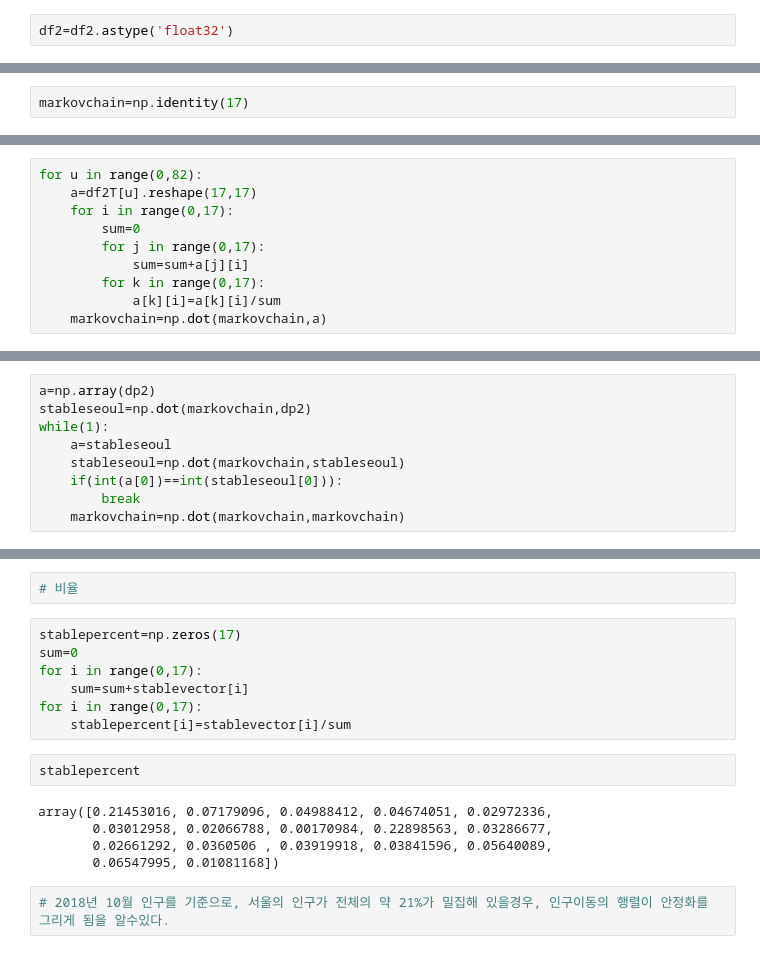
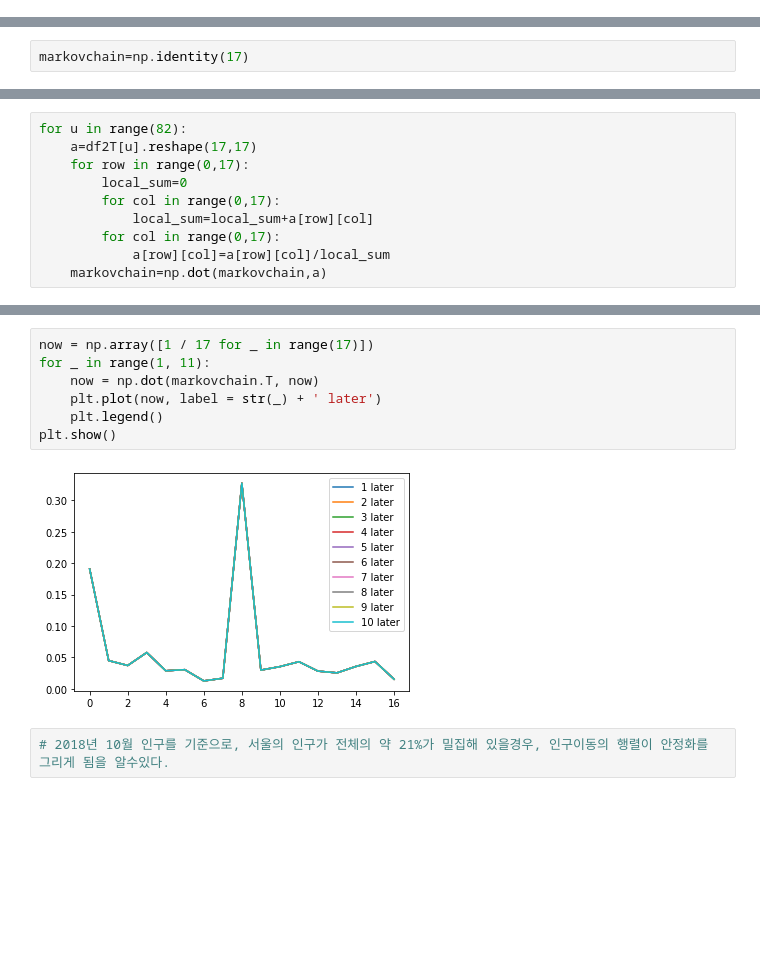
Before and after one commit to hwansnaa/Small-Project, a Jupyter notebook: markovchain.ipynb, the cells around one changed output, grey strips where cells are left out. Saved outputs shown, nothing was run; the diff lists cells and outputs as text; blank space fills up the shorter version.

```diff
--- a/markovchain.ipynb
+++ b/markovchain.ipynb
@@ -155,8 +130,6 @@ dp2
 # 데이터를 행렬로 계산하기위해 데이터 타입을 numpy로 변경 + 행렬을 소수로 계산하기위해  datatype 도 변경
 # %%
 df2=np.array(df2).astype('float32')
-# %%
-df2=df2.astype('float32')
 # %%
 df2T=df2.T
 # %%
@@ -184,10 +161,10 @@ array([[7.1818e+04, 1.3890e+03, 9.0300e+02, 3.5150e+03, 8.8700e+02,
 # %%
-for u in range(0,82):
+for u in range(82):
     a=df2T[u].reshape(17,17)
-    for i in range(0,17):
-        sum=0
-        for j in range(0,17):
-            sum=sum+a[j][i]
-        for k in range(0,17):
-            a[k][i]=a[k][i]/sum
+    for row in range(0,17):
+        local_sum=0
+        for col in range(0,17):
+            local_sum=local_sum+a[row][col]
+        for col in range(0,17):
+            a[row][col]=a[row][col]/local_sum
     markovchain=np.dot(markovchain,a)
@@ -272,9 +235,0 @@ plt.show()
-# %%
-a=np.array(dp2)
-stableseoul=np.dot(markovchain,dp2)
-while(1):
-    a=stableseoul
-    stableseoul=np.dot(markovchain,stableseoul)
-    if(int(a[0])==int(stableseoul[0])):
-        break
-    markovchain=np.dot(markovchain,markovchain)
@@ -325,18 +236,11 @@ plt.show()
-# %%
-# 비율
-# %%
-stablepercent=np.zeros(17)
-sum=0
-for i in range(0,17):
-    sum=sum+stablevector[i]
-for i in range(0,17):
-    stablepercent[i]=stablevector[i]/sum
-# %%
-stablepercent
-# %% [output]
-array([0.21453016, 0.07179096, 0.04988412, 0.04674051, 0.02972336,
-       0.03012958, 0.02066788, 0.00170984, 0.22898563, 0.03286677,
-       0.02661292, 0.0360506 , 0.03919918, 0.03841596, 0.05640089,
-       0.06547995, 0.01081168])
+# %%
+now = np.array([1 / 17 for _ in range(17)])
+for _ in range(1, 11):
+    now = np.dot(markovchain.T, now)
+    plt.plot(now, label = str(_) + ' later')
+    plt.legend()
+plt.show()
+# %% [output]
+[figure, added]
 # %%
 # 2018년 10월 인구를 기준으로, 서울의 인구가 전체의 약 21%가 밀집해 있을경우, 인구이동의 행렬이 안정화를 그리게 됨을 알수있다.
```
Also changed, not shown: parts of 24 cells of this notebook.
